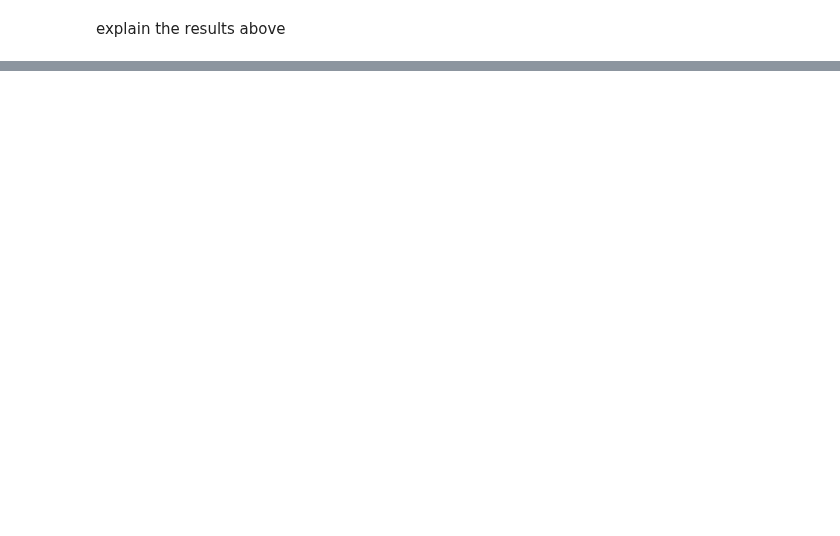
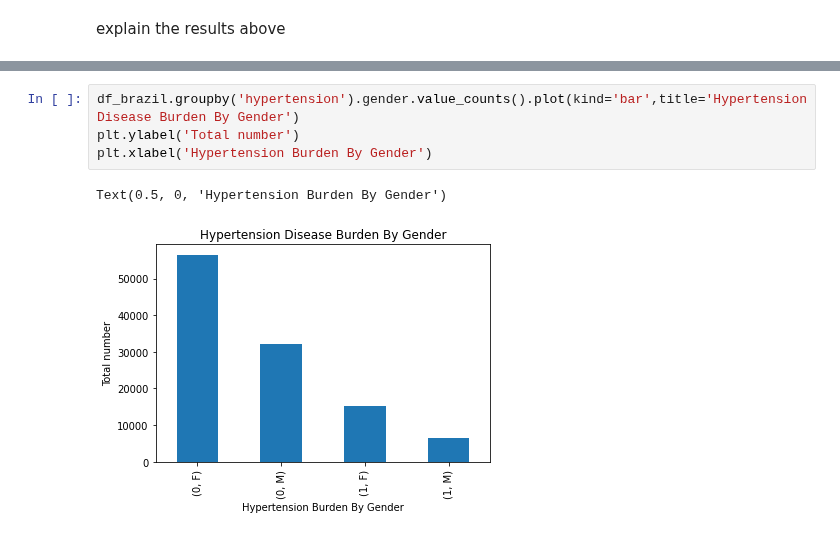
Before and after one commit to ochanyo/-Health-Data-Stories-A-case-of-Patient-Medical-Appointment-Attendance-In-Brazil, a Jupyter notebook: Data Exploration and Understanding Notebook.ipynb, the cells around one changed output, grey strips where cells are left out. Saved outputs shown, nothing was run; the diff lists cells and outputs as text; blank space fills up the shorter version.

```diff
--- a/Data Exploration and Understanding Notebook.ipynb
+++ b/Data Exploration and Understanding Notebook.ipynb
@@ -361,0 +373,7 @@ explain the results above
+# %%
+df_brazil.groupby('hypertension').gender.value_counts().plot(kind='bar',title='Hypertension Disease Burden By Gender')
+plt.ylabel('Total number')
+plt.xlabel('Hypertension Burden By Gender')
+# %% [output]
+Text(0.5, 0, 'Hypertension Burden By Gender')
+[figure, added]
```
Also changed, not shown: parts of 16 cells of this notebook.
